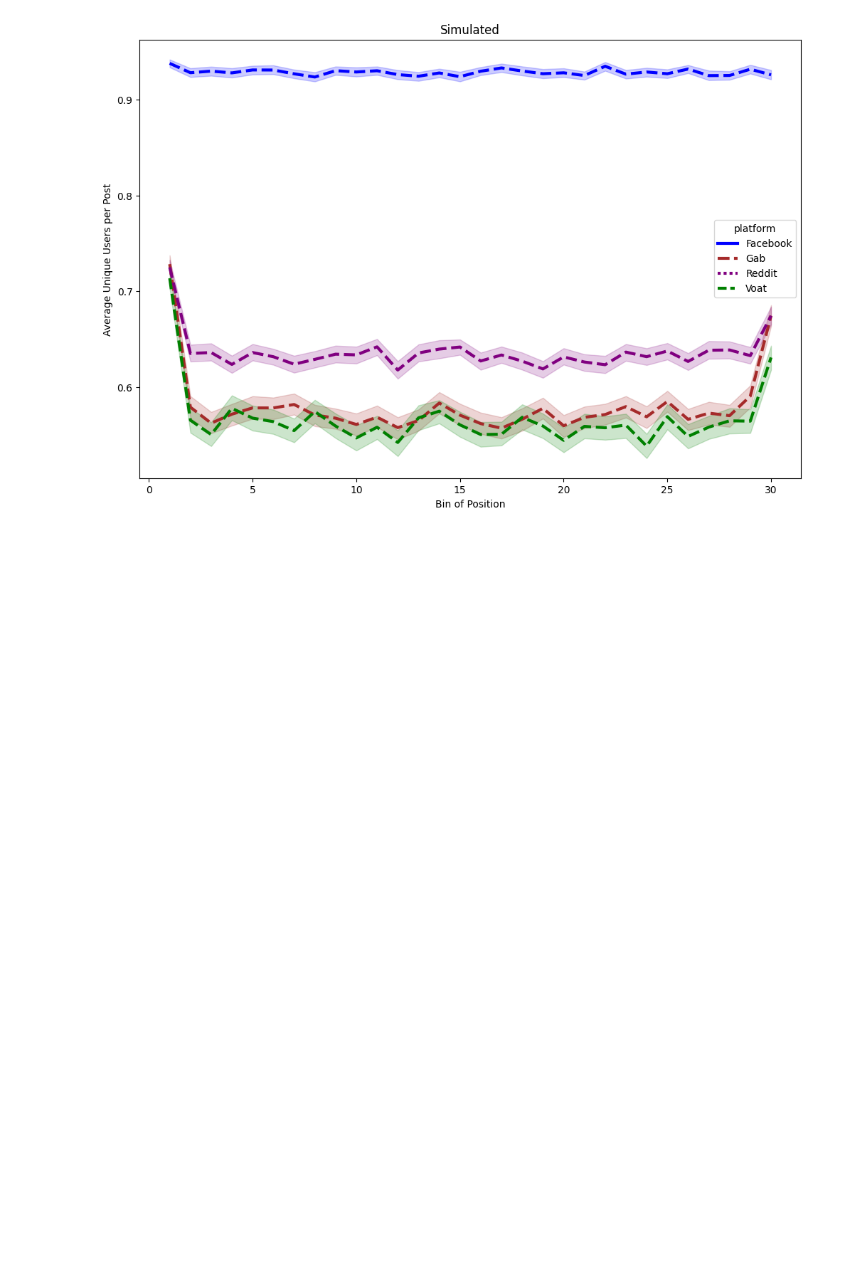
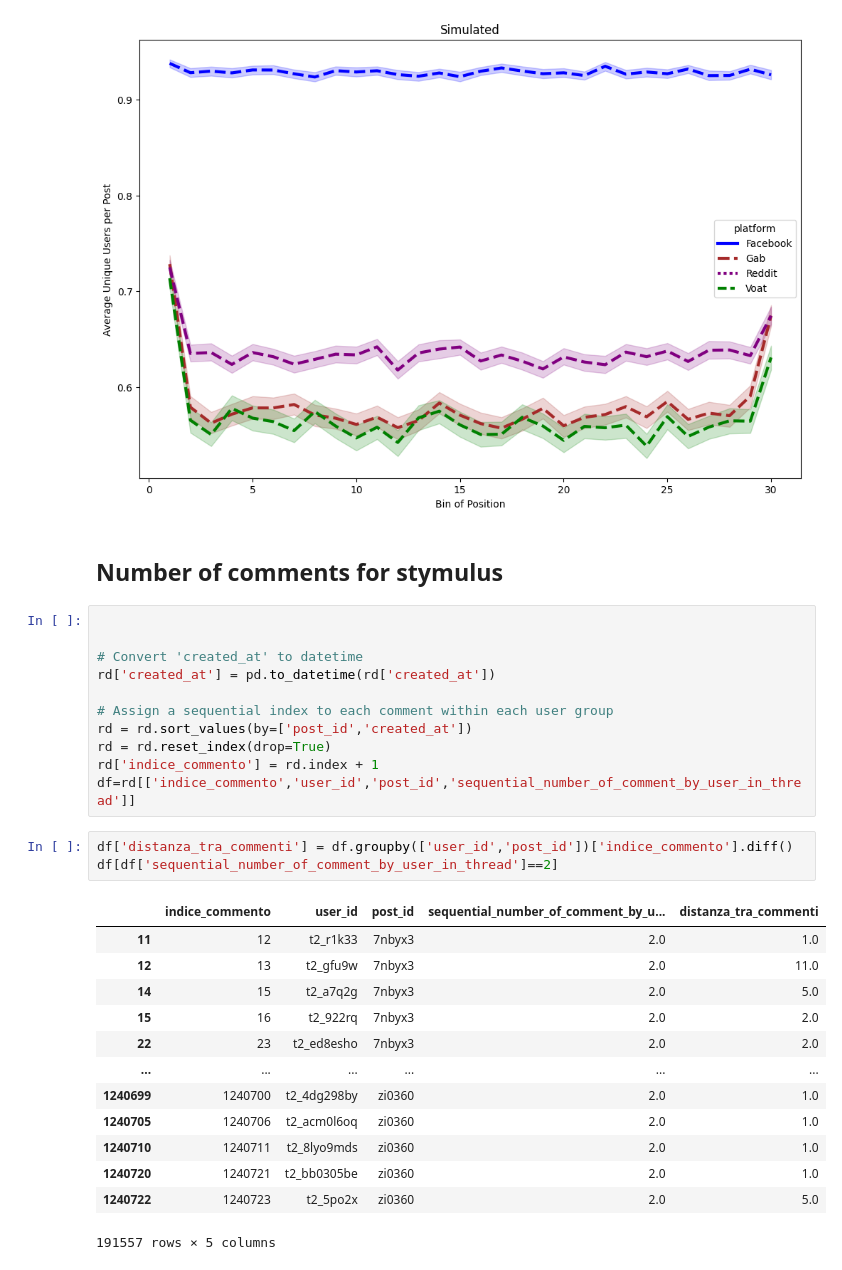
Before and after one commit to jacoponudo/Conversation_dynamics, a Jupyter notebook: src/SYN/synthetic_signals.ipynb, the cells around one changed output. Saved outputs shown, nothing was run; the diff lists cells and outputs as text; blank space fills up the shorter version.

```diff
--- a/src/SYN/synthetic_signals.ipynb
+++ b/src/SYN/synthetic_signals.ipynb
@@ -529,3 +529,33 @@ plt.grid(False)
 plt.show()
 # %% [output]
 [figure]
+# %% [markdown]
+## Number of comments for stymulus
+# %%
+
+
+# Convert 'created_at' to datetime
+rd['created_at'] = pd.to_datetime(rd['created_at'])
+
+# Assign a sequential index to each comment within each user group
+rd = rd.sort_values(by=['post_id','created_at'])
+rd = rd.reset_index(drop=True)
+rd['indice_commento'] = rd.index + 1
+df=rd[['indice_commento','user_id','post_id','sequential_number_of_comment_by_user_in_thread']]
+# %%
+df['distanza_tra_commenti'] = df.groupby(['user_id','post_id'])['indice_commento'].diff()
+df[df['sequential_number_of_comment_by_user_in_thread']==2]
+# %% [output]
+|  | indice_commento | user_id | post_id | sequential_number_of_comment_by_u... | distanza_tra_commenti |
+| 11 | 12 | t2_r1k33 | 7nbyx3 | 2.0 | 1.0 |
+| 12 | 13 | t2_gfu9w | 7nbyx3 | 2.0 | 11.0 |
+| 14 | 15 | t2_a7q2g | 7nbyx3 | 2.0 | 5.0 |
+| 15 | 16 | t2_922rq | 7nbyx3 | 2.0 | 2.0 |
+| 22 | 23 | t2_ed8esho | 7nbyx3 | 2.0 | 2.0 |
+| ... | ... | ... | ... | ... | ... |
+| 1240699 | 1240700 | t2_4dg298by | zi0360 | 2.0 | 1.0 |
+| 1240705 | 1240706 | t2_acm0l6oq | zi0360 | 2.0 | 1.0 |
+| 1240710 | 1240711 | t2_8lyo9mds | zi0360 | 2.0 | 1.0 |
+| 1240720 | 1240721 | t2_bb0305be | zi0360 | 2.0 | 1.0 |
+| 1240722 | 1240723 | t2_5po2x | zi0360 | 2.0 | 5.0 |
+191557 rows × 5 columns
```
Also changed, not shown: parts of 1 cell of this notebook.
